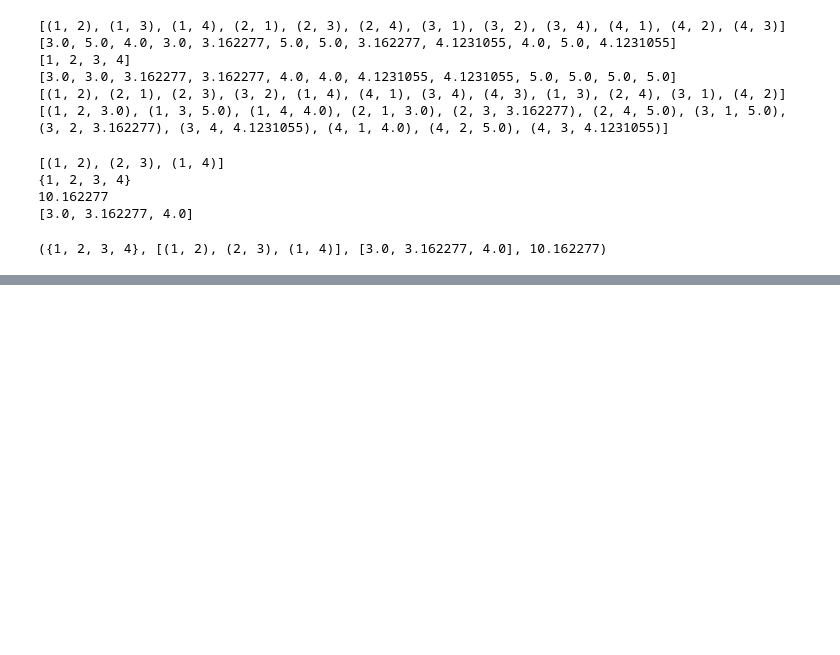
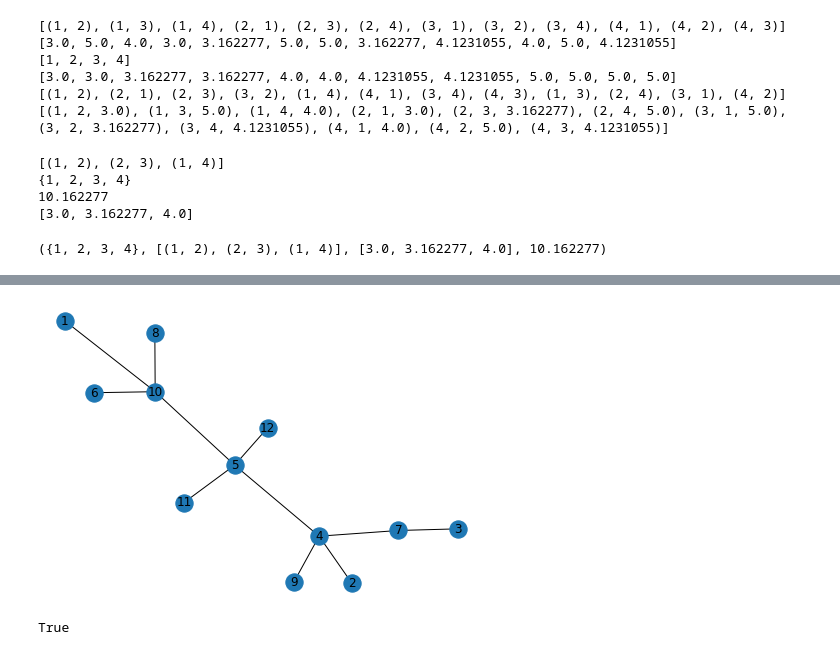
Before and after one commit to Pullabhatla/M2R, a Jupyter notebook: notebooks/kruskal2.ipynb, the cells around one changed output, grey strips where cells are left out. Saved outputs shown, nothing was run; the diff lists cells and outputs as text; code cells hidden in the pictures; blank space fills up the shorter version.

```diff
--- a/notebooks/kruskal2.ipynb
+++ b/notebooks/kruskal2.ipynb
@@ -149,0 +164,6 @@ timetaken = 0.0
+# %%
+min_span_tree_uk12.draw(directed=False)
+min_span_tree_uk12.connected()
+# %% [output]
+[figure, added]
+True
```
Also changed, not shown: parts of 5 cells of this notebook, 1 other file.
